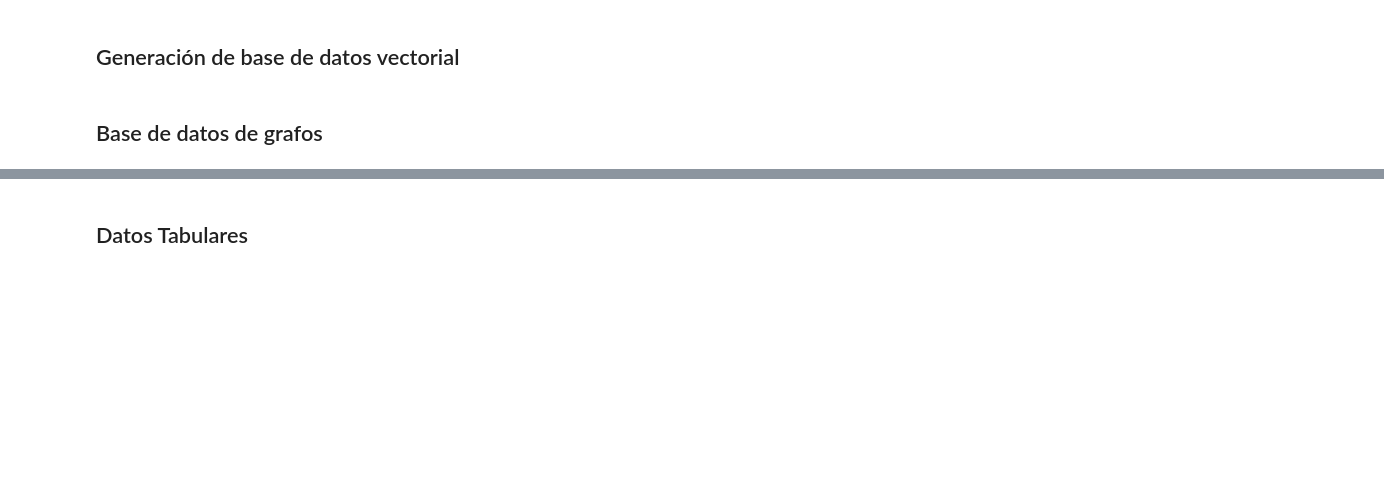
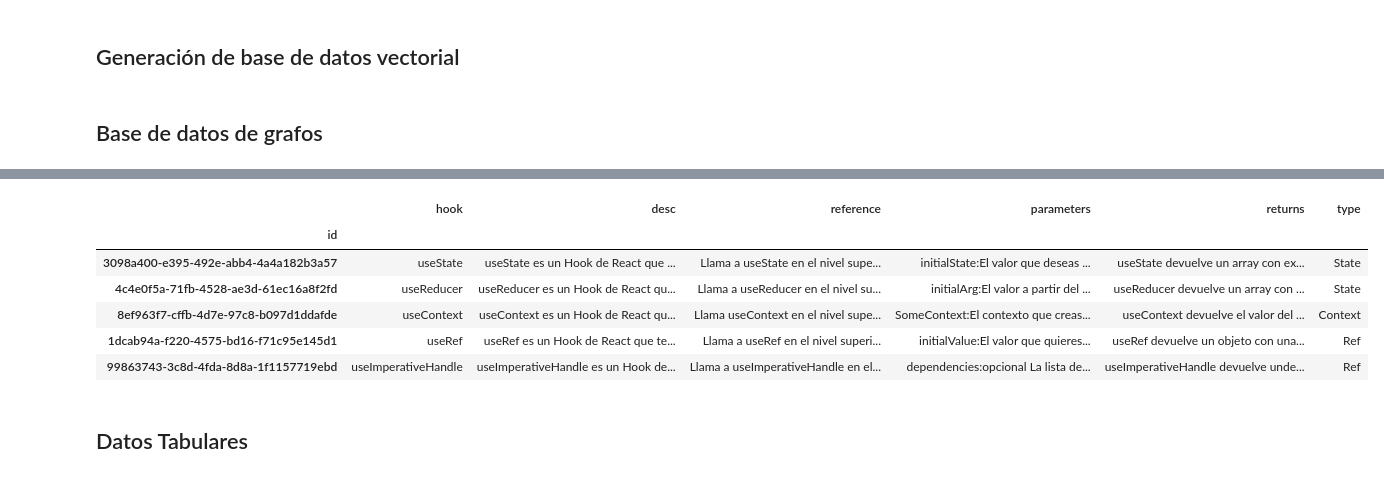
Before and after one commit to Simon890/pln_final, a Jupyter notebook: Solucion.ipynb, the cells around one changed output, grey strips where cells are left out. Saved outputs shown, nothing was run; the diff lists cells and outputs as text; code cells hidden in the pictures; blank space fills up the shorter version.

```diff
--- a/Solucion.ipynb
+++ b/Solucion.ipynb
@@ -339,3 +333,13 @@ Please note that authentication is recommended but still optional to access publ
+# %%
+hooksDf.head()
+# %% [output]
+|  | hook | desc | reference | parameters | returns | type |
+| id |  |  |  |  |  |  |
+| 3098a400-e395-492e-abb4-4a4a182b3a57 | useState | useState es un Hook de React que ... | Llama a useState en el nivel supe... | initialState:El valor que deseas ... | useState devuelve un array con ex... | State |
+| 4c4e0f5a-71fb-4528-ae3d-61ec16a8f2fd | useReducer | useReducer es un Hook de React qu... | Llama a useReducer en el nivel su... | initialArg:El valor a partir del ... | useReducer devuelve un array con ... | State |
+| 8ef963f7-cffb-4d7e-97c8-b097d1ddafde | useContext | useContext es un Hook de React qu... | Llama useContext en el nivel supe... | SomeContext:El contexto que creas... | useContext devuelve el valor del ... | Context |
+| 1dcab94a-f220-4575-bd16-f71c95e145d1 | useRef | useRef es un Hook de React que te... | Llama a useRef en el nivel superi... | initialValue:El valor que quieres... | useRef devuelve un objeto con una... | Ref |
+| 99863743-3c8d-4fda-8d8a-1f1157719ebd | useImperativeHandle | useImperativeHandle es un Hook de... | Llama a useImperativeHandle en el... | dependencies:opcional La lista de... | useImperativeHandle devuelve unde... | Ref |
 # %% [markdown]
 ## Datos Tabulares
 # %%
```
Also changed, not shown: parts of 3 cells of this notebook.
